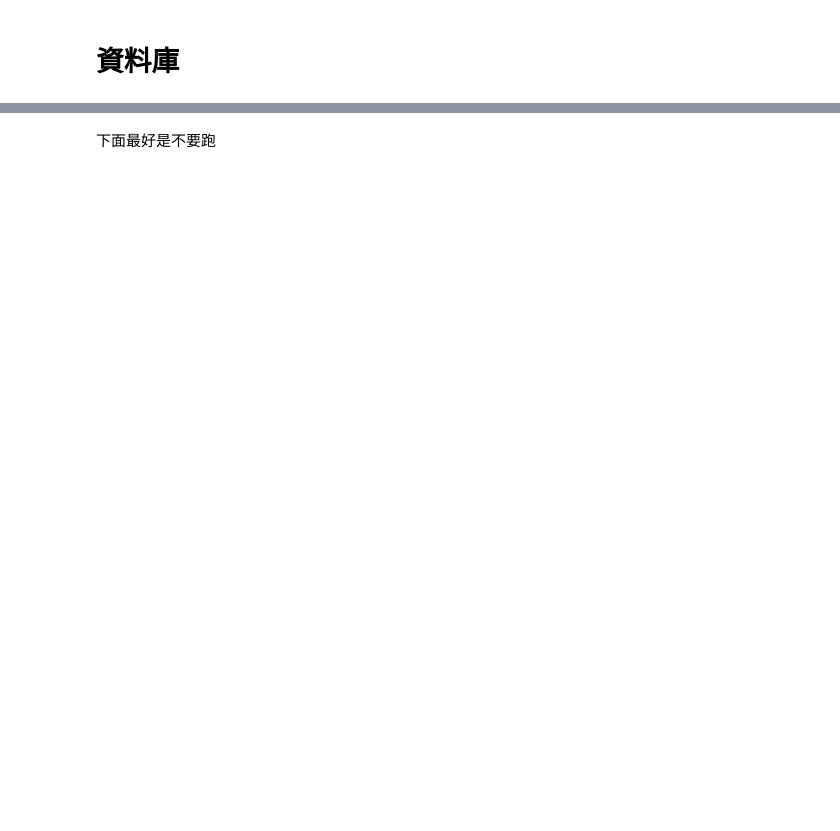
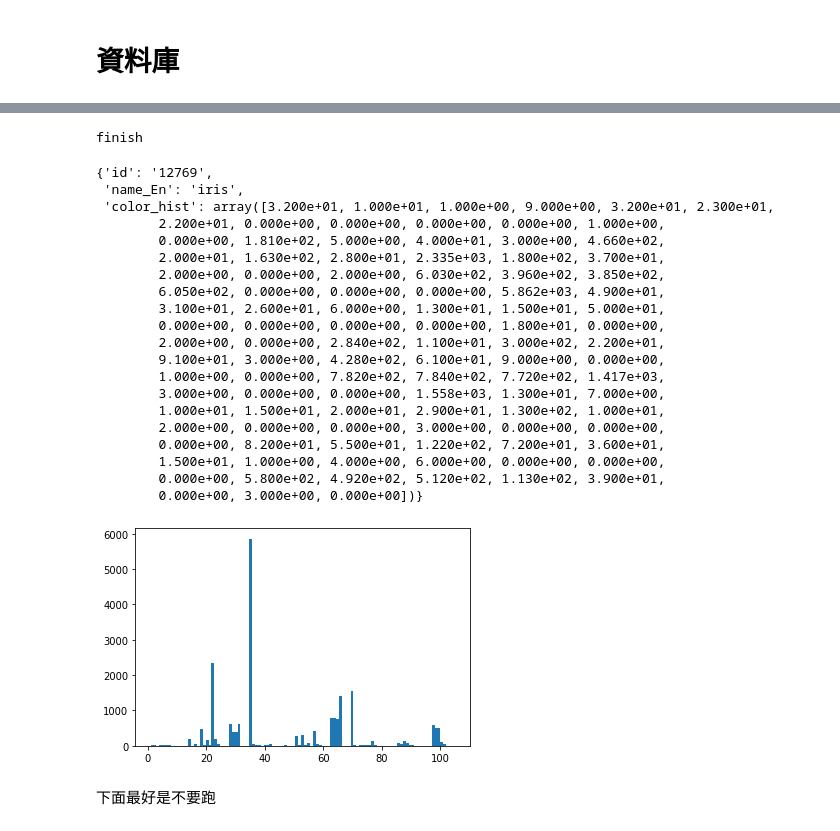
Before and after one commit to fxz200/detection, a Jupyter notebook: flower.ipynb, the cells around one changed output, grey strips where cells are left out. Cells and saved outputs as stored; diff of their text form; code cells hidden in the pictures; blank space fills up the shorter version.

```diff
--- a/flower.ipynb
+++ b/flower.ipynb
@@ -40,11 +40,11 @@ from selenium import webdriver
 #https://zh.wikipedia.org/zh-tw/HSL%E5%92%8CHSV%E8%89%B2%E5%BD%A9%E7%A9%BA%E9%97%B4
 ##看顏色##
 #https://www.peko-step.com/zhtw/tool/hsvrgb.html
-img="C:/flowerpic/jpeg-224x224/val/iris/12769.jpeg"
+img="testdata/1515.jpeg"
 img=cv2.imread(img)
 img=cv2.cvtColor(img,cv2.COLOR_BGR2HSV)
 
-cv2.imwrite('oxx1.jpeg', img)
+cv2.imwrite('oxx3.jpeg', img)
 cv2.waitKey(0)
 cv2.destroyAllWindows()
 # %% [markdown]
@@ -453,38 +500,70 @@ flower_db
 # %%
 
 #"C:/flowerpic/jpeg-224x224/val/iris/12769.jpeg"
 def To_Data(img):
     name=img.split("/")
     Cut(img)
-    H1,H2,H3=Color_hist("cuts/cut1_"+name[-2]+"_"+name[-1],
+    H=Color_hist("cuts/cut1_"+name[-2]+"_"+name[-1],
                         "cuts/cut2_"+name[-2]+"_"+name[-1],
                         "cuts/cut3_"+name[-2]+"_"+name[-1])
 
 
-    H1=plt.hist(H1,36,(0,36))
-    H2=plt.hist(H2,36,(0,36))
-    H3=plt.hist(H3,36,(0,36))
+    # H1=plt.hist(H1,35,(1,36))
+    # H2=plt.hist(H2,35,(1,36))
+    # H3=plt.hist(H3,35,(1,36))
+    HIST=plt.hist(H,105,(1,105))
+    # data={
+    # "id":GetId(img),
+    # 'name_En':GetName(img),
+    # 'color_hist_1':H1[0],
+    # 'color_hist_2':H2[0],
+    # 'color_hist_3':H3[0]
+    # }
     data={
     "id":GetId(img),
     'name_En':GetName(img),
-    'color_hist_1':H1[0],
-    'color_hist_2':H2[0],
-    'color_hist_3':H3[0]
-    }
+    #'name_Ch':[],
+    'color_hist':HIST[0],
 
+
+}
 
 
 
     #H2_remake=[]
     #H3_remake=[]
     #for i in H2:
         #H2_remake.append(i+"2")
     #for i in H3:
         #H3_remake.append(i+"2")
     #H=H1+H2_remake+H3_remake
     print("finish")
 
     return data
+To_Data("C:/flowerpic/jpeg-224x224/val/iris/12769.jpeg")
+# %% [output]
+finish
+{'id': '12769',
+ 'name_En': 'iris',
+ 'color_hist': array([3.200e+01, 1.000e+01, 1.000e+00, 9.000e+00, 3.200e+01, 2.300e+01,
+        2.200e+01, 0.000e+00, 0.000e+00, 0.000e+00, 0.000e+00, 1.000e+00,
+        0.000e+00, 1.810e+02, 5.000e+00, 4.000e+01, 3.000e+00, 4.660e+02,
+        2.000e+01, 1.630e+02, 2.800e+01, 2.335e+03, 1.800e+02, 3.700e+01,
+        2.000e+00, 0.000e+00, 2.000e+00, 6.030e+02, 3.960e+02, 3.850e+02,
+        6.050e+02, 0.000e+00, 0.000e+00, 0.000e+00, 5.862e+03, 4.900e+01,
+        3.100e+01, 2.600e+01, 6.000e+00, 1.300e+01, 1.500e+01, 5.000e+01,
+        0.000e+00, 0.000e+00, 0.000e+00, 0.000e+00, 1.800e+01, 0.000e+00,
+        2.000e+00, 0.000e+00, 2.840e+02, 1.100e+01, 3.000e+02, 2.200e+01,
+        9.100e+01, 3.000e+00, 4.280e+02, 6.100e+01, 9.000e+00, 0.000e+00,
+        1.000e+00, 0.000e+00, 7.820e+02, 7.840e+02, 7.720e+02, 1.417e+03,
+        3.000e+00, 0.000e+00, 0.000e+00, 1.558e+03, 1.300e+01, 7.000e+00,
+        1.000e+01, 1.500e+01, 2.000e+01, 2.900e+01, 1.300e+02, 1.000e+01,
+        2.000e+00, 0.000e+00, 0.000e+00, 3.000e+00, 0.000e+00, 0.000e+00,
+        0.000e+00, 8.200e+01, 5.500e+01, 1.220e+02, 7.200e+01, 3.600e+01,
+        1.500e+01, 1.000e+00, 4.000e+00, 6.000e+00, 0.000e+00, 0.000e+00,
+        0.000e+00, 5.800e+02, 4.920e+02, 5.120e+02, 1.130e+02, 3.900e+01,
+        0.000e+00, 3.000e+00, 0.000e+00])}
+[figure, added]
 # %% [markdown]
 下面最好是不要跑
 # %%
```
Also changed, not shown: parts of 10 cells of this notebook, 11 other files.
